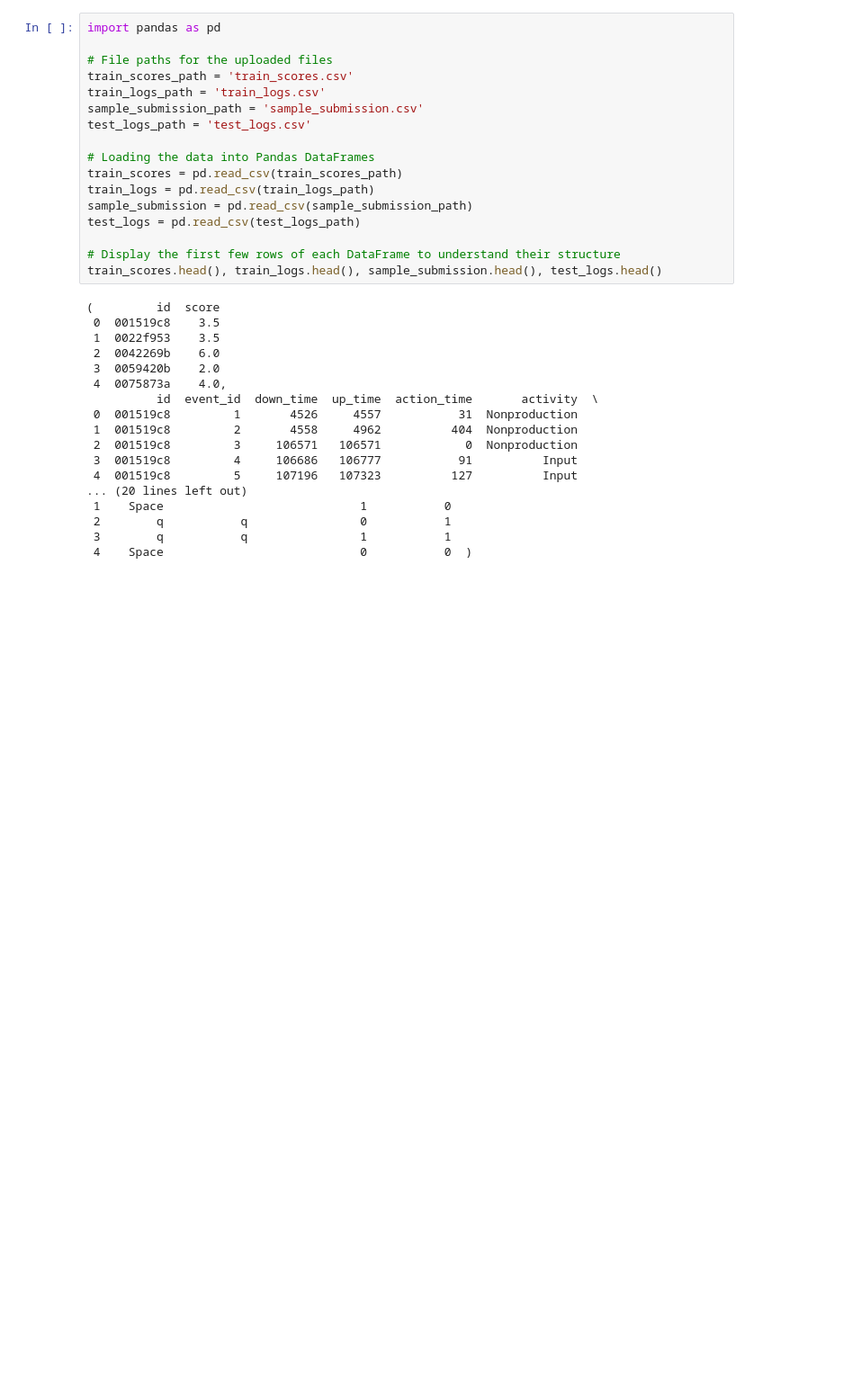
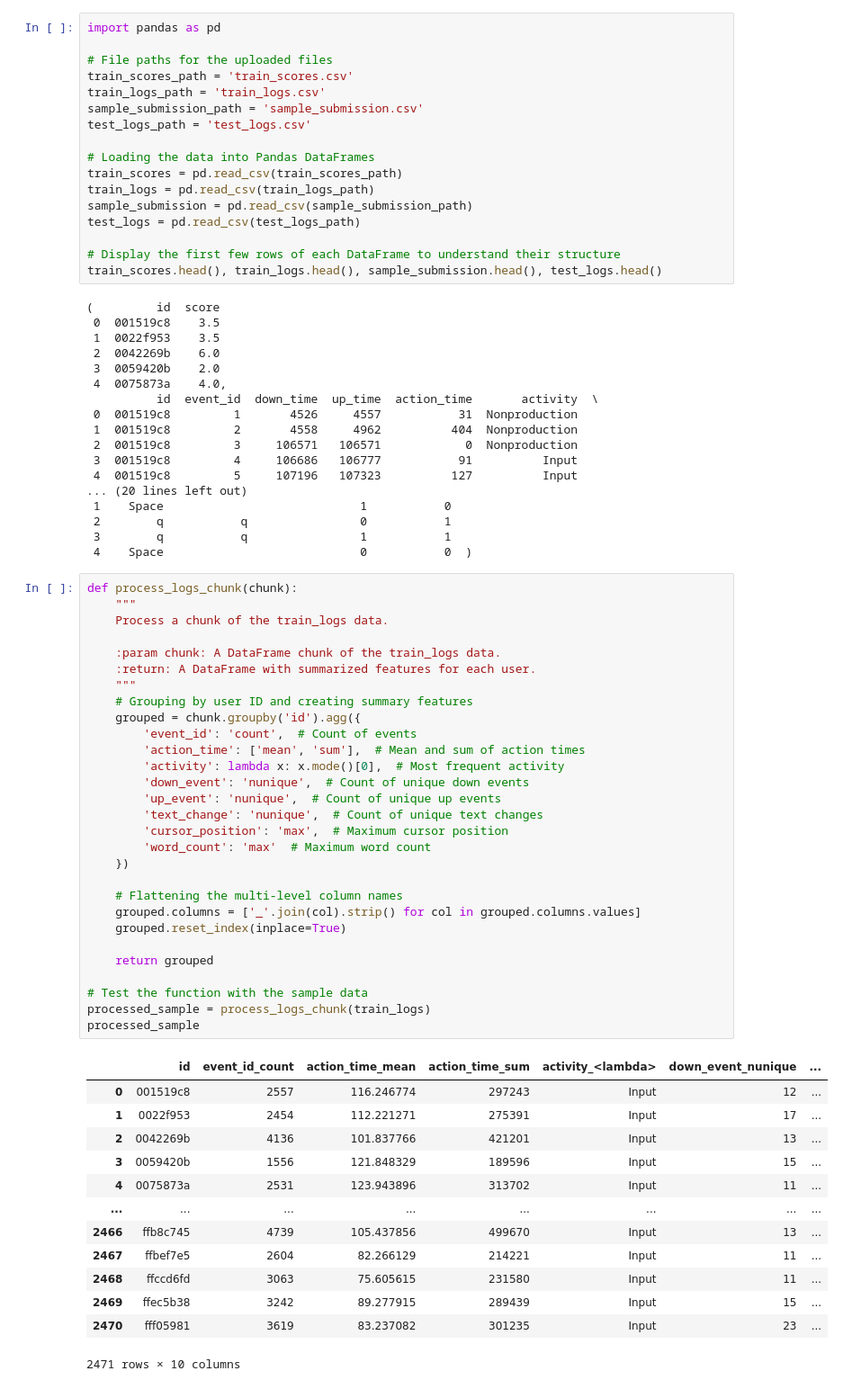
Before and after one commit to aryandgandhi/finalstat432, a Jupyter notebook: analysis.ipynb, the cells around one changed output. Shown at 90% size. Cells and saved outputs as stored; diff of their text form; blank space fills up the shorter version.

```diff
--- a/analysis.ipynb
+++ b/analysis.ipynb
@@ -33,3 +33,46 @@ train_scores.head(), train_logs.head(), sample_submission.head(), test_logs.head
  2        q           q                0           1
  3        q           q                1           1
  4    Space                            0           0  )
+# %%
+def process_logs_chunk(chunk):
+    """
+    Process a chunk of the train_logs data.
+
+    :param chunk: A DataFrame chunk of the train_logs data.
+    :return: A DataFrame with summarized features for each user.
+    """
+    # Grouping by user ID and creating summary features
+    grouped = chunk.groupby('id').agg({
+        'event_id': 'count',  # Count of events
+        'action_time': ['mean', 'sum'],  # Mean and sum of action times
+        'activity': lambda x: x.mode()[0],  # Most frequent activity
+        'down_event': 'nunique',  # Count of unique down events
+        'up_event': 'nunique',  # Count of unique up events
+        'text_change': 'nunique',  # Count of unique text changes
+        'cursor_position': 'max',  # Maximum cursor position
+        'word_count': 'max'  # Maximum word count
+    })
+
+    # Flattening the multi-level column names
+    grouped.columns = ['_'.join(col).strip() for col in grouped.columns.values]
+    grouped.reset_index(inplace=True)
+
+    return grouped
+
+# Test the function with the sample data
+processed_sample = process_logs_chunk(train_logs)
+processed_sample
+# %% [output]
+|  | id | event_id_count | action_time_mean | action_time_sum | activity_<lambda> | down_event_nunique | ... |
+| 0 | 001519c8 | 2557 | 116.246774 | 297243 | Input | 12 | ... |
+| 1 | 0022f953 | 2454 | 112.221271 | 275391 | Input | 17 | ... |
+| 2 | 0042269b | 4136 | 101.837766 | 421201 | Input | 13 | ... |
+| 3 | 0059420b | 1556 | 121.848329 | 189596 | Input | 15 | ... |
+| 4 | 0075873a | 2531 | 123.943896 | 313702 | Input | 11 | ... |
+| ... | ... | ... | ... | ... | ... | ... | ... |
+| 2466 | ffb8c745 | 4739 | 105.437856 | 499670 | Input | 13 | ... |
+| 2467 | ffbef7e5 | 2604 | 82.266129 | 214221 | Input | 11 | ... |
+| 2468 | ffccd6fd | 3063 | 75.605615 | 231580 | Input | 11 | ... |
+| 2469 | ffec5b38 | 3242 | 89.277915 | 289439 | Input | 15 | ... |
+| 2470 | fff05981 | 3619 | 83.237082 | 301235 | Input | 23 | ... |
+2471 rows × 10 columns
```
Also changed, not shown: parts of 2 cells of this notebook, 1 other file.
